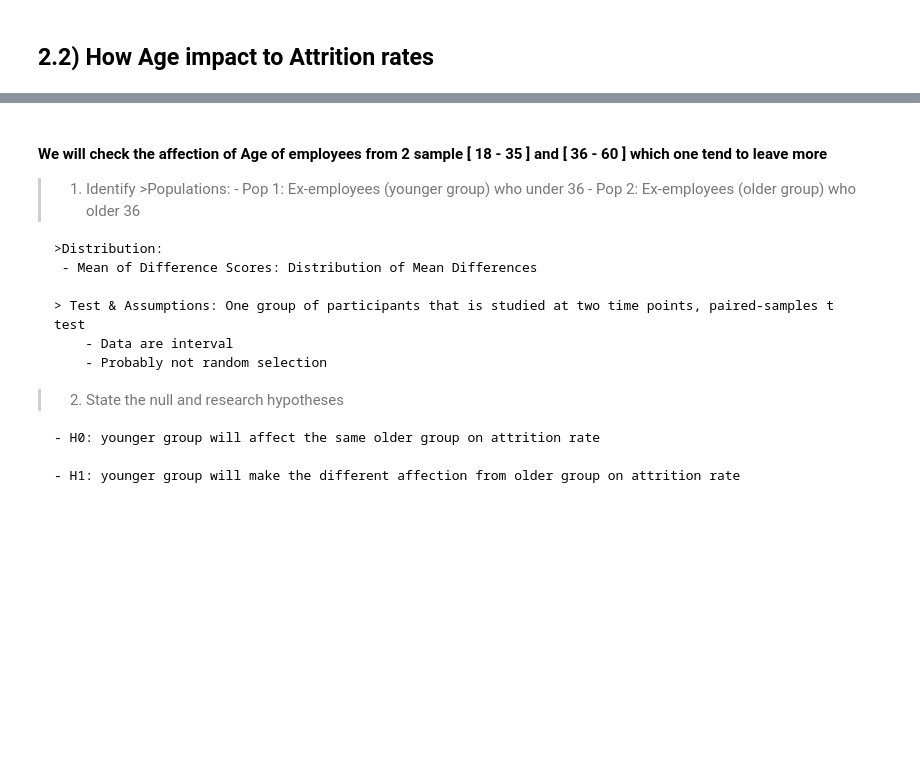
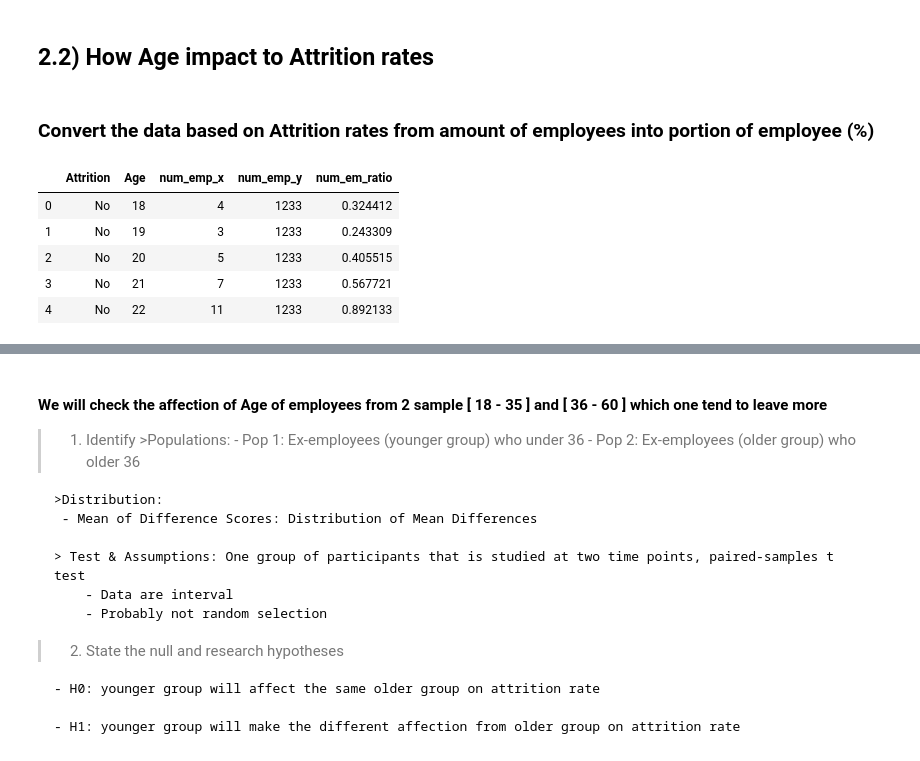
Before and after one commit to uml4/machine_learning_course, a Jupyter notebook: Assignment 2/Analytic _report.ipynb, the cells around one changed output, grey strips where cells are left out. Cells and saved outputs as stored; diff of their text form; code cells hidden in the pictures; blank space fills up the shorter version.

```diff
--- a/Assignment 2/Analytic _report.ipynb
+++ b/Assignment 2/Analytic _report.ipynb
@@ -220,3 +223,5 @@ plt.show()
 [figure]
 # %% [markdown]
 ## 2.2) How Age impact to Attrition rates
+# %% [markdown]
+### Convert the data based on Attrition rates from amount of employees into portion of employee (%)
@@ -222,0 +237,14 @@ plt.show()
+# %%
+
+data_by_attrition_age = data.groupby(['Attrition' , 'Age']).Age.agg('count').to_frame('num_emp').reset_index()
+data_by_attrition = data.groupby(['Attrition']).Age.agg('count').to_frame('num_emp').reset_index()
+data_2_2 = data_by_attrition_age.merge(data_by_attrition, left_on='Attrition', right_on ='Attrition', how = 'left')
+data_2_2['num_em_ratio'] = 100*(data_2_2['num_emp_x']/data_2_2['num_emp_y'])
+data_2_2.head()
+# %% [output]
+|  | Attrition | Age | num_emp_x | num_emp_y | num_em_ratio |
+| 0 | No | 18 | 4 | 1233 | 0.324412 |
+| 1 | No | 19 | 3 | 1233 | 0.243309 |
+| 2 | No | 20 | 5 | 1233 | 0.405515 |
+| 3 | No | 21 | 7 | 1233 | 0.567721 |
+| 4 | No | 22 | 11 | 1233 | 0.892133 |
```
Also changed, not shown: parts of 9 cells of this notebook.
